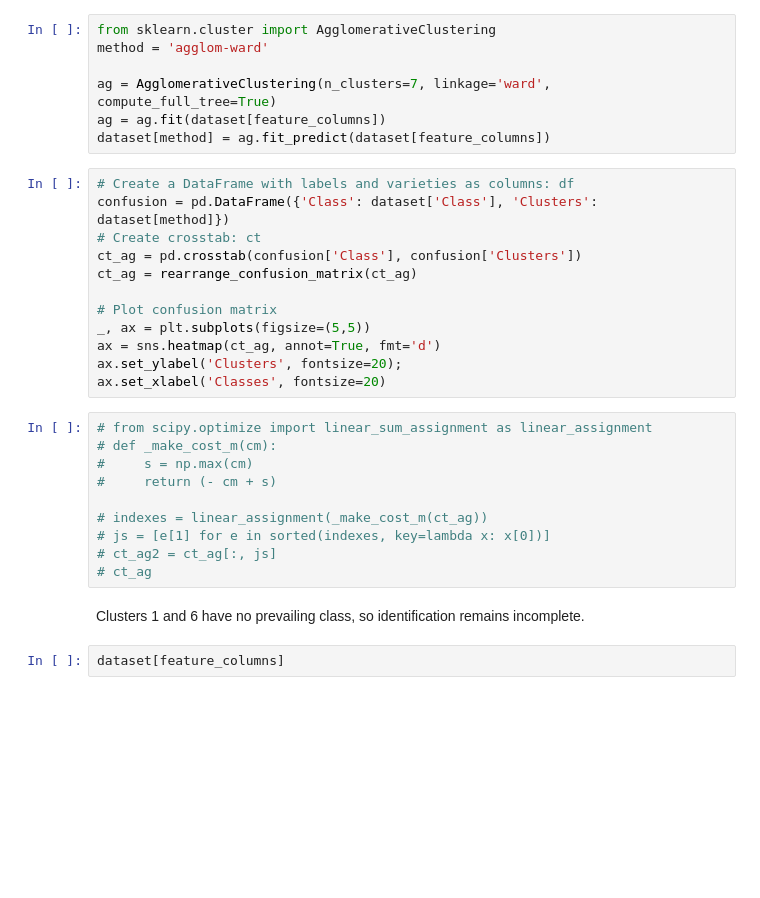
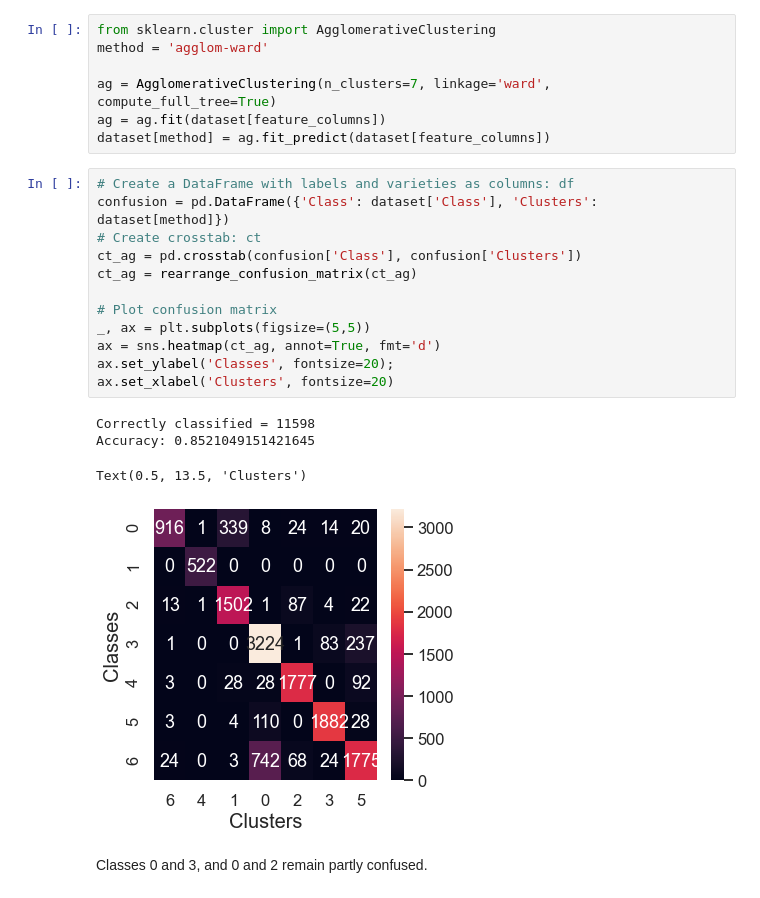
Before and after one commit to josegarban/retail_data_analytics, a Jupyter notebook: beans-Copy2.ipynb, the cells around one changed output. Cells and saved outputs as stored; diff of their text form; blank space fills up the shorter version.

```diff
--- a/beans-Copy2.ipynb
+++ b/beans-Copy2.ipynb
@@ -411,26 +410,19 @@ dataset[method] = ag.fit_predict(dataset[feature_columns])
 # %%
 # Create a DataFrame with labels and varieties as columns: df
 confusion = pd.DataFrame({'Class': dataset['Class'], 'Clusters': dataset[method]})
 # Create crosstab: ct
 ct_ag = pd.crosstab(confusion['Class'], confusion['Clusters'])
 ct_ag = rearrange_confusion_matrix(ct_ag)
 
 # Plot confusion matrix
 _, ax = plt.subplots(figsize=(5,5))
 ax = sns.heatmap(ct_ag, annot=True, fmt='d')
-ax.set_ylabel('Clusters', fontsize=20);
-ax.set_xlabel('Classes', fontsize=20)
+ax.set_ylabel('Classes', fontsize=20);
+ax.set_xlabel('Clusters', fontsize=20)
+# %% [output]
+Correctly classified = 11598
+Accuracy: 0.8521049151421645
+Text(0.5, 13.5, 'Clusters')
+[figure, added]
-# %%
-# from scipy.optimize import linear_sum_assignment as linear_assignment
-# def _make_cost_m(cm):
-#     s = np.max(cm)
-#     return (- cm + s)
-
-# indexes = linear_assignment(_make_cost_m(ct_ag))
-# js = [e[1] for e in sorted(indexes, key=lambda x: x[0])]
-# ct_ag2 = ct_ag[:, js]
-# ct_ag
-# %% [markdown]
-Clusters 1 and 6 have no prevailing class, so identification remains incomplete.
-# %%
-dataset[feature_columns]
+# %% [markdown]
+Classes 0 and 3, and 0 and 2 remain partly confused.
```
Also changed, not shown: parts of 21 cells of this notebook.
